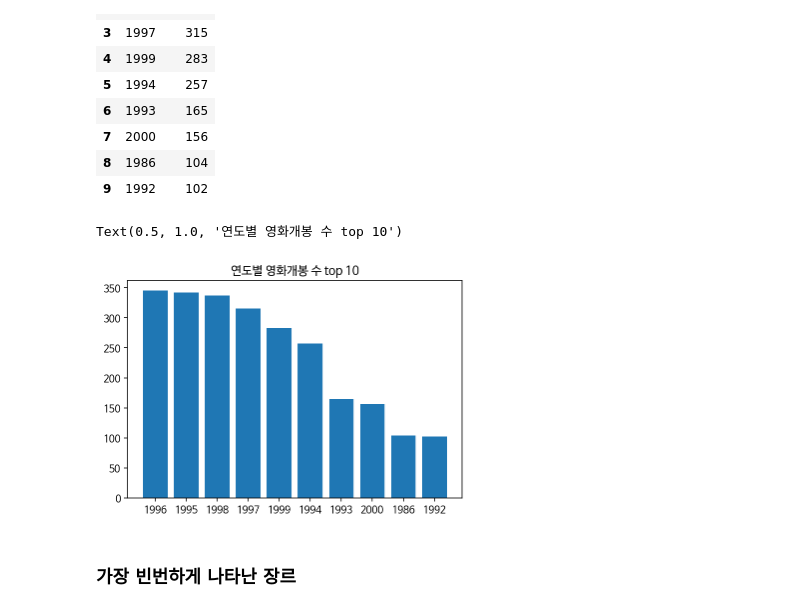
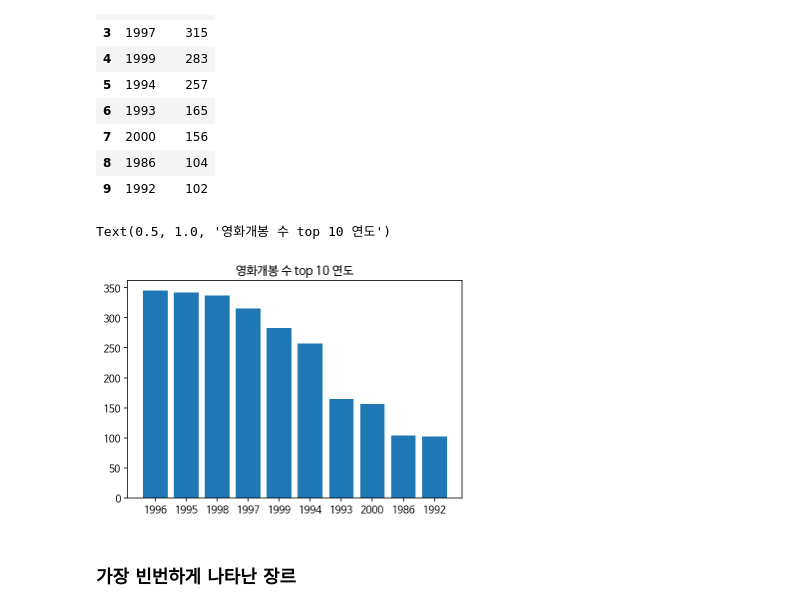
Before and after one commit to ahjin-vision/data_analysis, a Jupyter notebook: [self_analysis]3_3_Movie_Rating_Prediction.ipynb, the cells around one changed output. Saved outputs shown, nothing was run; the diff lists cells and outputs as text; code cells hidden in the pictures.

```diff
--- a/[self_analysis]3_3_Movie_Rating_Prediction.ipynb
+++ b/[self_analysis]3_3_Movie_Rating_Prediction.ipynb
@@ -178,12 +178,12 @@ top_10_year
 # %%
 x = top_10_year['year'].tolist()
 y = top_10_year['count'].tolist()
 
 plt.bar(x, y)
-plt.title("연도별 영화개봉 수 top 10")
+plt.title("영화개봉 수 top 10 연도")
 # %% [output]
-Text(0.5, 1.0, '연도별 영화개봉 수 top 10')
+Text(0.5, 1.0, '영화개봉 수 top 10 연도')
-[figure, old version]
+[figure, new version]
 # %% [markdown]
 ### 가장 빈번하게 나타난 장르
 # %%
```
Also changed, not shown: parts of 15 cells of this notebook.
